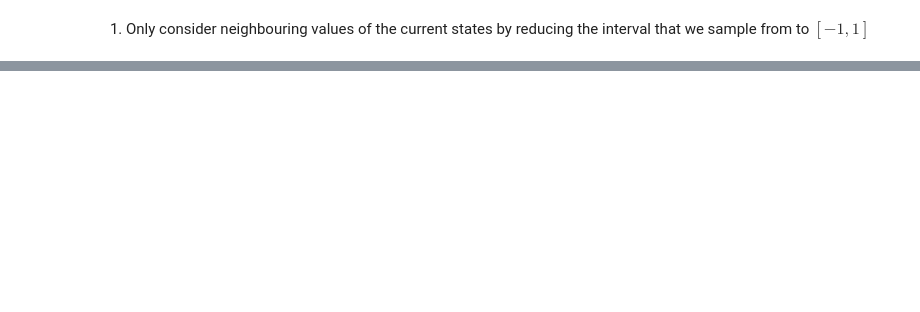
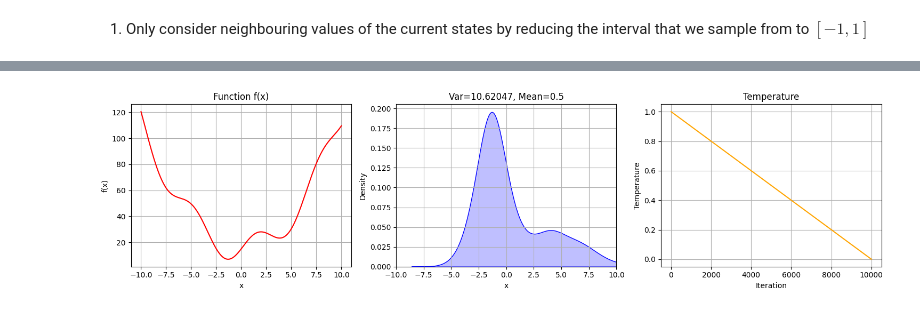
Before and after one commit to Max-We/ml-blog, a Jupyter notebook: posts/simulated-annealing/index.ipynb, the cells around one changed output, grey strips where cells are left out. Drawn from its saved outputs; the diff is of its cells as text; code cells hidden in the pictures; blank space fills up the shorter version.

```diff
--- a/posts/simulated-annealing/index.ipynb
+++ b/posts/simulated-annealing/index.ipynb
@@ -204,0 +235,17 @@ As you can see, the probability that the algorithm yields the correct solution i
+# %%
+def algorithm_d(f, iterations, initial_x):
+    x_values = [initial_x]
+    y_values = [f(initial_x)]
+    t_values = [1] # <1>
+
+    for k in range(iterations):
+        current_x, current_y = x_values[-1], y_values[-1]
+        new_x = current_x + random.uniform(-1, 1)
+        new_y = f(new_x)
+        if new_y < current_y or random.random() < t_values[-1]: # <2>
+            x_values.append(new_x)
+            y_values.append(new_y)
+
+        t_values.append(1 - k / iterations) # <3>
+
+    return x_values, y_values, t_values
@@ -204,0 +258,37 @@ As you can see, the probability that the algorithm yields the correct solution i
+# %%
+#| echo: false
+#| label: fig-PDF-temperature
+#| fig-cap: "Probability density function for the 'falling-temperature' approach"
+x_values_random, y_values_random, temperature = algorithm_d(f, 10000, np.random.uniform(-20, 20))
+
+# Create a figure with two subplots
+fig, axs = plt.subplots(1,3, figsize=(15,4))
+
+# Plot the function on the first subplot
+x = np.linspace(-10, 10, 400)
+y = f(x)
+axs[0].plot(x, y, 'r', label='Function f(x)')
+axs[0].set_title('Function f(x)')
+axs[0].set_xlabel('x')
+axs[0].set_ylabel('f(x)')
+axs[0].grid(True)
+
+# Plot the PDF of the search process on the second subplot
+sns.kdeplot(x_values_random, ax=axs[1], clip=[-10, 10], fill=True, bw_method=0.3, color='blue', label='PDF of x values')
+axs[1].set_title(f'Var={np.var(x_values_random):.5f}, Mean={np.mean(x_values_random):.1f}')
+axs[1].set_xlabel('x')
+axs[1].set_ylabel('Density')
+axs[1].grid(True)
+axs[1].set_xlim([-10, 10])
+
+axs[2].plot(range(len(temperature)), temperature, label='Temperature', color='orange')
+axs[2].set_title('Temperature')
+axs[2].set_xlabel('Iteration')
+axs[2].set_ylabel('Temperature')
+axs[2].grid(True)
+
+# Adjust the layout
+plt.tight_layout()
+plt.show()
+# %% [output]
+[figure, added]
```
Also changed, not shown: parts of 22 cells of this notebook, 14 other files.
